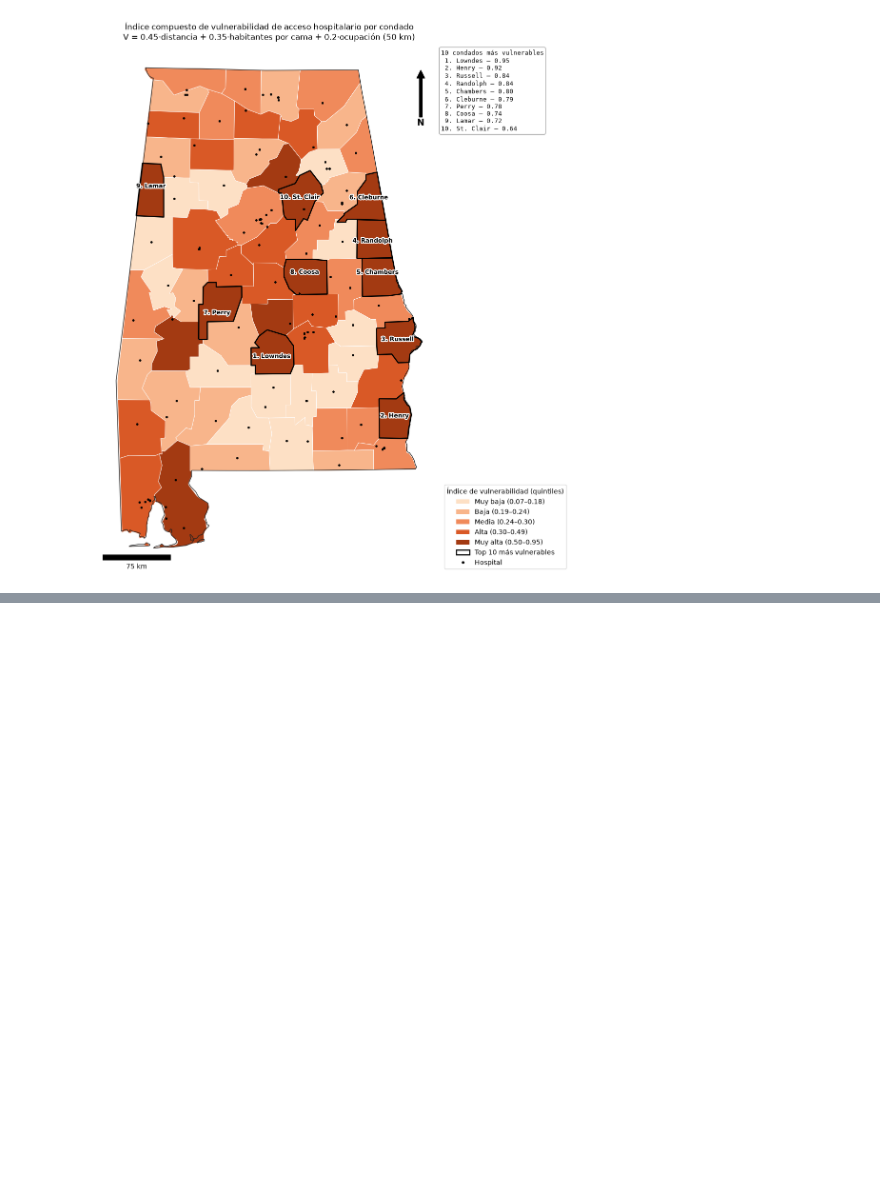
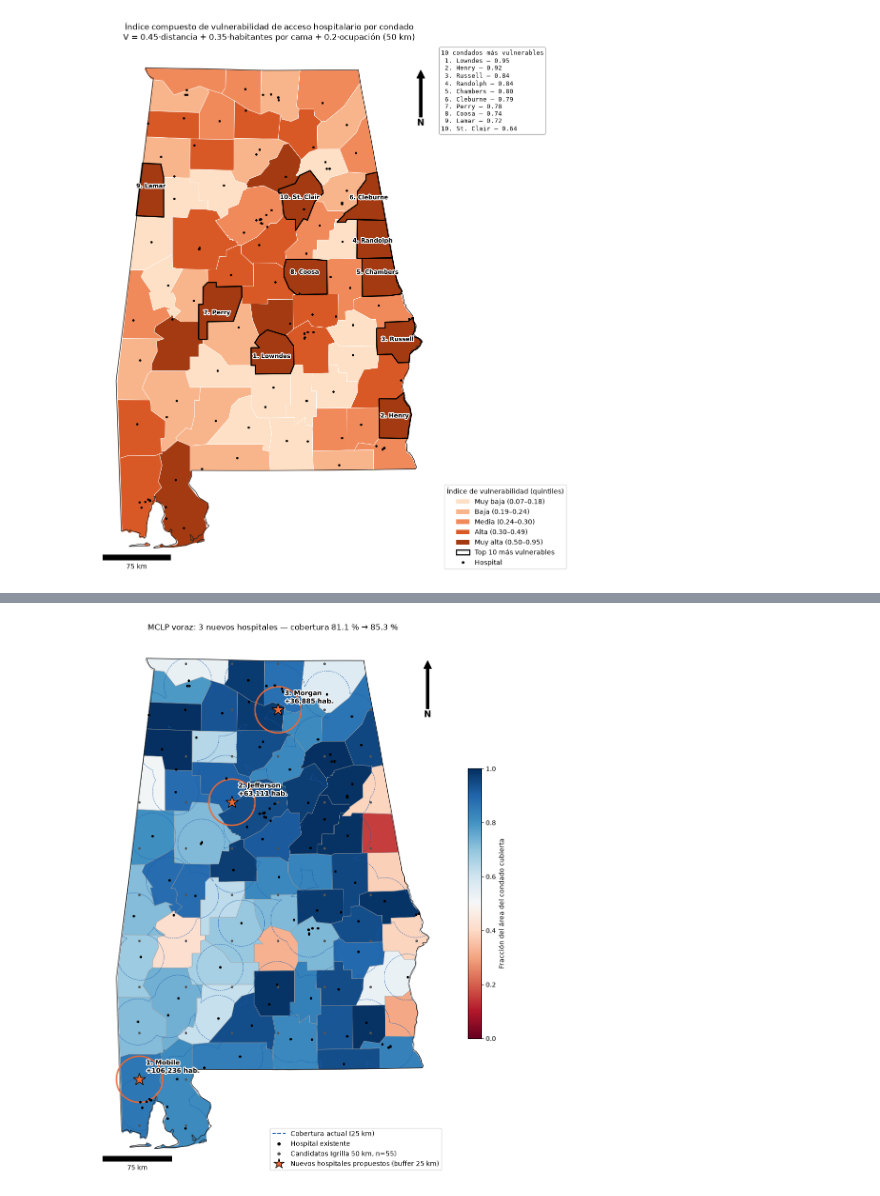
Before and after one commit to Branuvg/lab5_modsim, a Jupyter notebook: lab5.ipynb, the cells around one changed output, grey strips where cells are left out. Saved outputs shown, nothing was run; the diff lists cells and outputs as text; code cells hidden in the pictures; blank space fills up the shorter version.

Commit message:
Task 2.3: MCLP simplificado con algoritmo voraz

```diff
--- a/lab5.ipynb
+++ b/lab5.ipynb
@@ -702,0 +730,18 @@ plt.show()
+# %%
+dens = (cty_p["poblacion"] / cty_p.area).values               # hab/m²
+cand_buf = cand.geometry.buffer(S, quad_segs=32)
+
+
+def gains(cov_geom):
+    """Población no cubierta (bajo cov_geom) dentro del buffer de cada candidato."""
+    uncovered = cty_p.geometry.difference(cov_geom)          # A_k \ C
+    out = np.zeros(len(cand))
+    for i, b in enumerate(cand_buf):
+        out[i] = (uncovered.intersection(b).area.values * dens).sum()
+    return out
+
+
+cand["pob_adicional"] = gains(cov25)
+print(f"Candidatos con ganancia > 1,000 hab.: {(cand.pob_adicional > 1000).sum()} de {len(cand)}")
+cand.sort_values("pob_adicional", ascending=False).head(10).assign(
+    x=lambda d: d.geometry.x.round(), y=lambda d: d.geometry.y.round()).drop(columns="geometry")
@@ -702,0 +796,29 @@ plt.show()
+# %%
+cty_p["frac_final"] = frac_covered(cov_state)
+fig, ax = plt.subplots(figsize=(10, 12))
+cty_p.plot(ax=ax, column="frac_final", cmap="RdBu", vmin=0, vmax=1, edgecolor="#9a9a9a", linewidth=0.5,
+           legend=True, legend_kwds={"label": "Fracción del área del condado cubierta", "shrink": 0.5})
+gpd.GeoSeries([cov25.intersection(state_poly)], crs=CRS_PROJ).boundary.plot(ax=ax, color="#1c5cab", lw=0.6, ls="--")
+cand.plot(ax=ax, color="#555555", markersize=8, zorder=3)
+gpd.GeoSeries(sel.geometry.buffer(S), crs=CRS_PROJ).boundary.plot(ax=ax, color=CAT[1], linewidth=2.2, zorder=4)
+hosp_p.plot(ax=ax, color="black", markersize=8, zorder=4)
+sel.plot(ax=ax, color=CAT[1], marker="*", markersize=380, edgecolor="black", zorder=5)
+for _, r in sel.iterrows():
+    ax.annotate(f"{r.iteracion}. {r.nombre}\n+{r.pob_adicional:,.0f} hab.", xy=(r.geometry.x, r.geometry.y),
+                xytext=(10, 10), textcoords="offset points", fontsize=10, fontweight="bold",
+                path_effects=[pe.withStroke(linewidth=3, foreground="white")], zorder=6)
+state_p.boundary.plot(ax=ax, color="#222222", linewidth=1.0)
+ax.legend(handles=[
+    Line2D([], [], color="#1c5cab", ls="--", label=f"Cobertura actual ({R_MAP} km)"),
+    Line2D([], [], marker="o", color="black", ls="", markersize=4, label="Hospital existente"),
+    Line2D([], [], marker="o", color="#555555", ls="", markersize=4, label=f"Candidatos (grilla 50 km, n={len(cand)})"),
+    Line2D([], [], marker="*", color=CAT[1], markeredgecolor="black", ls="", markersize=16,
+           label=f"Nuevos hospitales propuestos (buffer {R_MAP} km)")], loc="lower right")
+add_north_and_scale(ax)
+ax.set_title(f"MCLP voraz: {P_NEW} nuevos hospitales — cobertura {base_pct:.1f} % → "
+             f"{greedy_tbl.pct_cobertura_acumulada.iloc[-1]:.1f} %")
+ax.set_axis_off()
+plt.tight_layout()
+plt.show()
+# %% [output]
+[figure, added]
```
Also changed, not shown: parts of 6 cells of this notebook.
